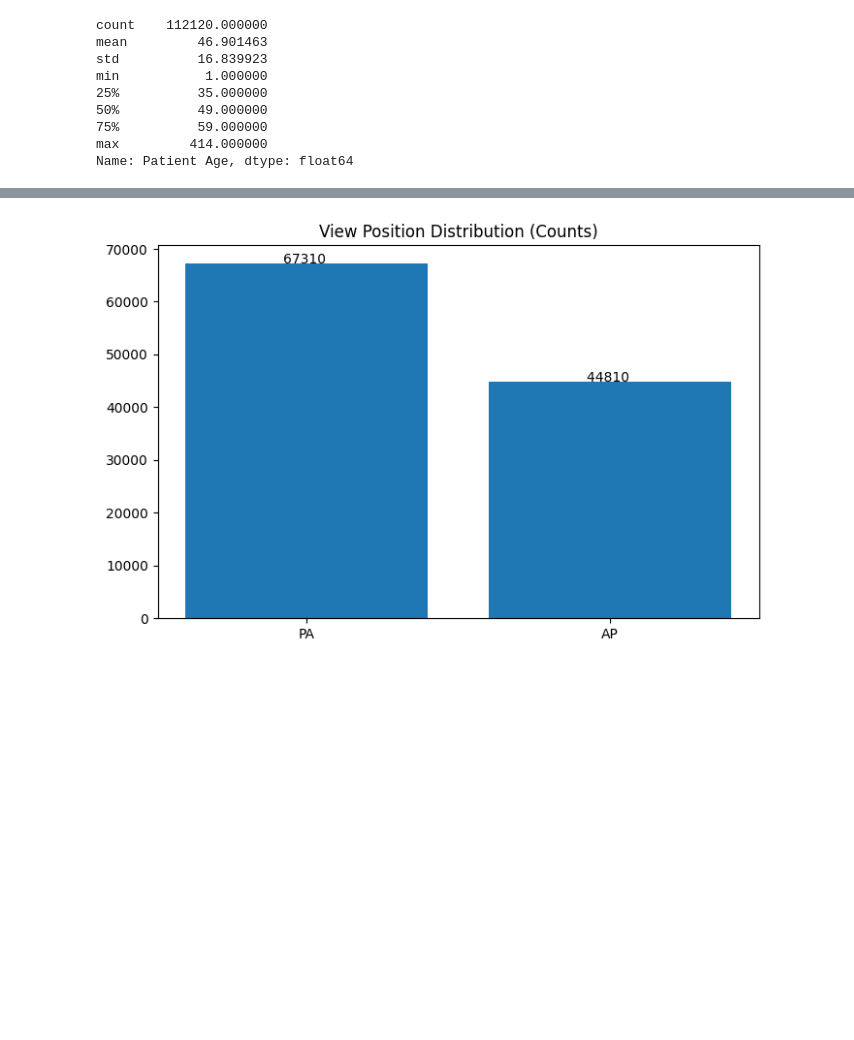
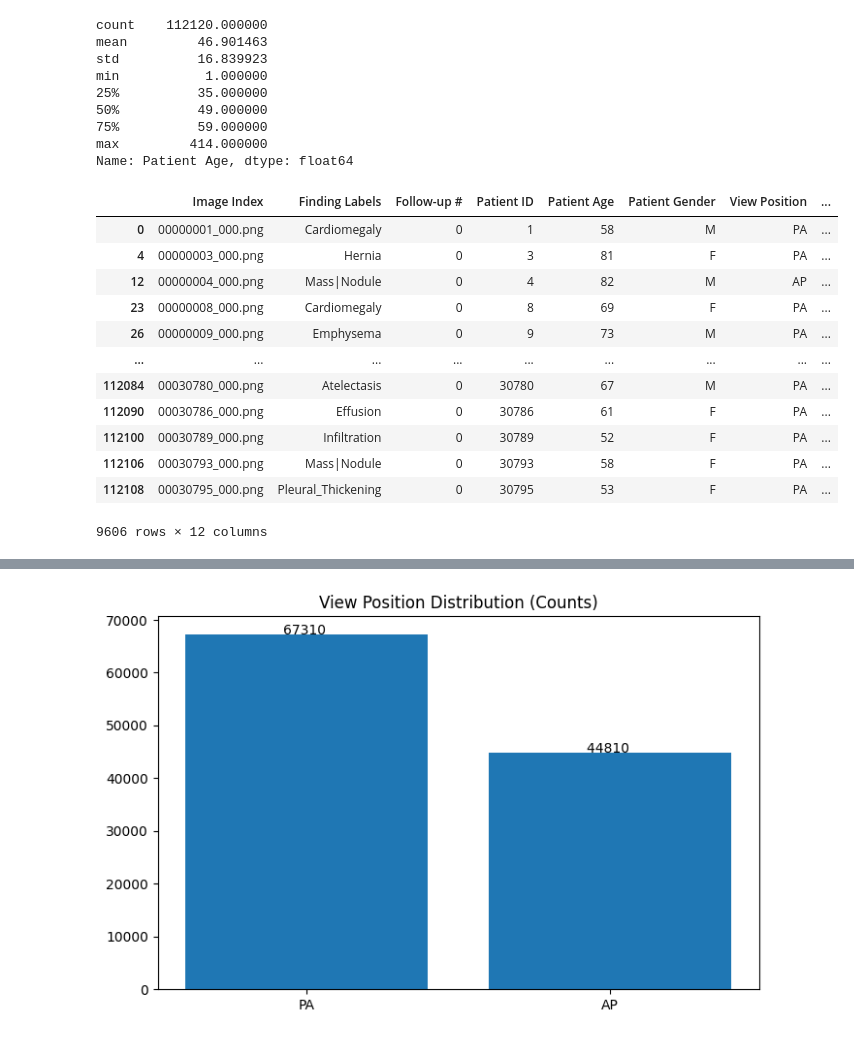
Before and after one commit to abdubakr77/chest-xray-multilabel-classification, a Jupyter notebook: notebooks/01_EDA.ipynb, the cells around one changed output, grey strips where cells are left out. Saved outputs shown, nothing was run; the diff lists cells and outputs as text; code cells hidden in the pictures; blank space fills up the shorter version.

```diff
--- a/notebooks/01_EDA.ipynb
+++ b/notebooks/01_EDA.ipynb
@@ -166,4 +193,20 @@ def set_age_group(x):
         return "adult"
     else:
         return "elderly"
+# %%
+df[df["Follow-up #"] == 0][df["Patient Age"] < 120][df["Finding Labels"] != "No Finding"]#["Patient Age"]
+# %% [output]
+|  | Image Index | Finding Labels | Follow-up # | Patient ID | Patient Age | Patient Gender | View Position | ... |
+| 0 | 00000001_000.png | Cardiomegaly | 0 | 1 | 58 | M | PA | ... |
+| 4 | 00000003_000.png | Hernia | 0 | 3 | 81 | F | PA | ... |
+| 12 | 00000004_000.png | Mass|Nodule | 0 | 4 | 82 | M | AP | ... |
+| 23 | 00000008_000.png | Cardiomegaly | 0 | 8 | 69 | F | PA | ... |
+| 26 | 00000009_000.png | Emphysema | 0 | 9 | 73 | M | PA | ... |
+| ... | ... | ... | ... | ... | ... | ... | ... | ... |
+| 112084 | 00030780_000.png | Atelectasis | 0 | 30780 | 67 | M | PA | ... |
+| 112090 | 00030786_000.png | Effusion | 0 | 30786 | 61 | F | PA | ... |
+| 112100 | 00030789_000.png | Infiltration | 0 | 30789 | 52 | F | PA | ... |
+| 112106 | 00030793_000.png | Mass|Nodule | 0 | 30793 | 58 | F | PA | ... |
+| 112108 | 00030795_000.png | Pleural_Thickening | 0 | 30795 | 53 | F | PA | ... |
+9606 rows × 12 columns
 # %%
```
Also changed, not shown: parts of 10 cells of this notebook.
